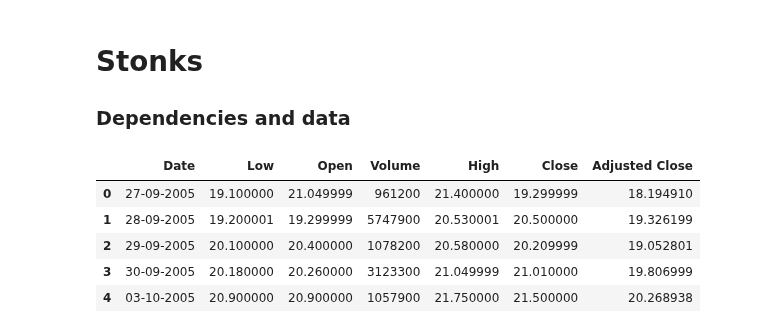
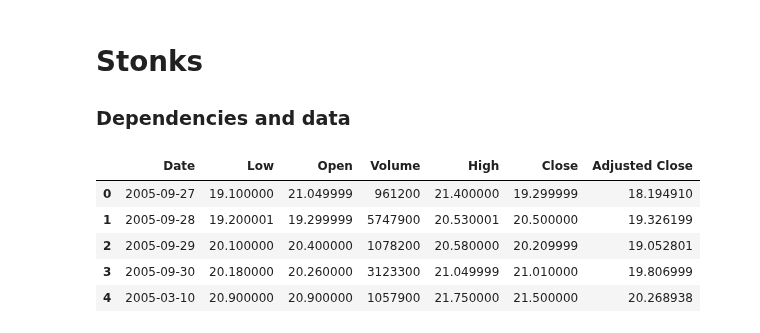
Before and after one commit to tri-bui/stonks, a Jupyter notebook: Untitled.ipynb, the cells around one changed output. Cells and saved outputs as stored; diff of their text form; code cells hidden in the pictures.

```diff
--- a/Untitled.ipynb
+++ b/Untitled.ipynb
@@ -17,12 +17,12 @@ mpl.style.use('ggplot')
 mpl.rcParams['figure.figsize'] = [16, 4]
 # %%
 # AAL data
-aal_df = pd.read_csv('data/nasdaq/AAL.csv')
+aal_df = pd.read_csv('data/nasdaq/AAL.csv', parse_dates=['Date'])
 aal_df.head()
 # %% [output]
 |  | Date | Low | Open | Volume | High | Close | Adjusted Close |
-| 0 | 27-09-2005 | 19.100000 | 21.049999 | 961200 | 21.400000 | 19.299999 | 18.194910 |
-| 1 | 28-09-2005 | 19.200001 | 19.299999 | 5747900 | 20.530001 | 20.500000 | 19.326199 |
-| 2 | 29-09-2005 | 20.100000 | 20.400000 | 1078200 | 20.580000 | 20.209999 | 19.052801 |
-| 3 | 30-09-2005 | 20.180000 | 20.260000 | 3123300 | 21.049999 | 21.010000 | 19.806999 |
-| 4 | 03-10-2005 | 20.900000 | 20.900000 | 1057900 | 21.750000 | 21.500000 | 20.268938 |
+| 0 | 2005-09-27 | 19.100000 | 21.049999 | 961200 | 21.400000 | 19.299999 | 18.194910 |
+| 1 | 2005-09-28 | 19.200001 | 19.299999 | 5747900 | 20.530001 | 20.500000 | 19.326199 |
+| 2 | 2005-09-29 | 20.100000 | 20.400000 | 1078200 | 20.580000 | 20.209999 | 19.052801 |
+| 3 | 2005-09-30 | 20.180000 | 20.260000 | 3123300 | 21.049999 | 21.010000 | 19.806999 |
+| 4 | 2005-03-10 | 20.900000 | 20.900000 | 1057900 | 21.750000 | 21.500000 | 20.268938 |
```
Also changed, not shown: parts of 4 cells of this notebook.
